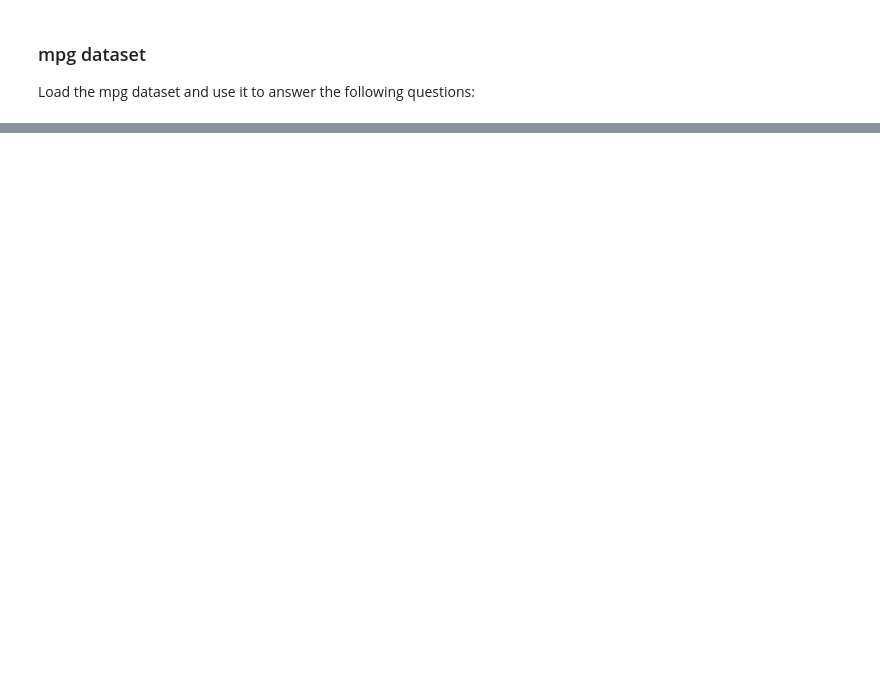
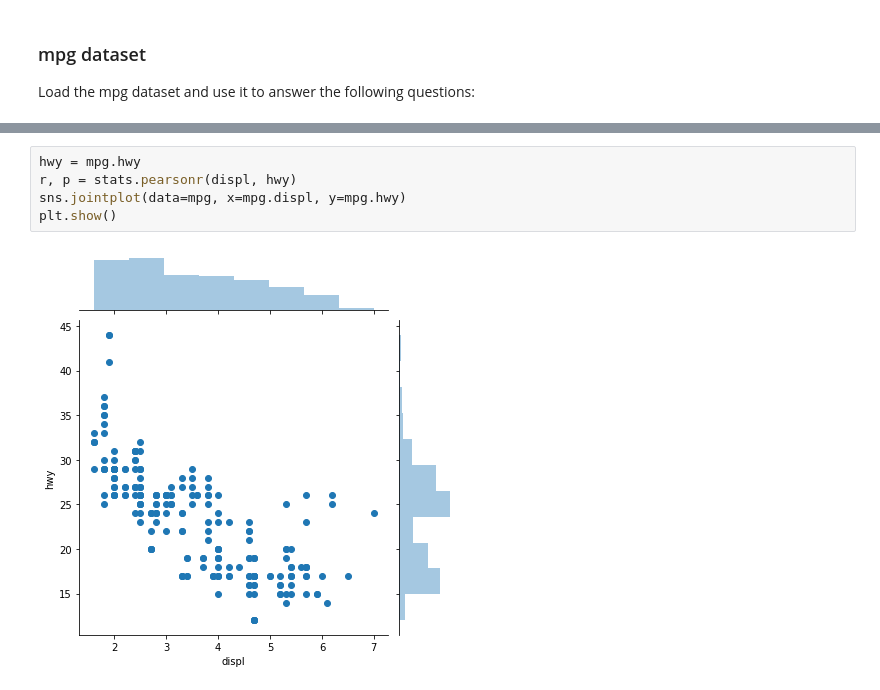
Before and after one commit to kjeliasen/statistics-exercises, a Jupyter notebook: hypothesis_testing.ipynb, the cells around one changed output, grey strips where cells are left out. Saved outputs shown, nothing was run; the diff lists cells and outputs as text; blank space fills up the shorter version.

```diff
--- a/hypothesis_testing.ipynb
+++ b/hypothesis_testing.ipynb
@@ -108,0 +282,7 @@ Load the mpg dataset and use it to answer the following questions:
+# %%
+hwy = mpg.hwy
+r, p = stats.pearsonr(displ, hwy)
+sns.jointplot(data=mpg, x=mpg.displ, y=mpg.hwy)
+plt.show()
+# %% [output]
+[figure, added]
```
Also changed, not shown: parts of 50 cells of this notebook.
